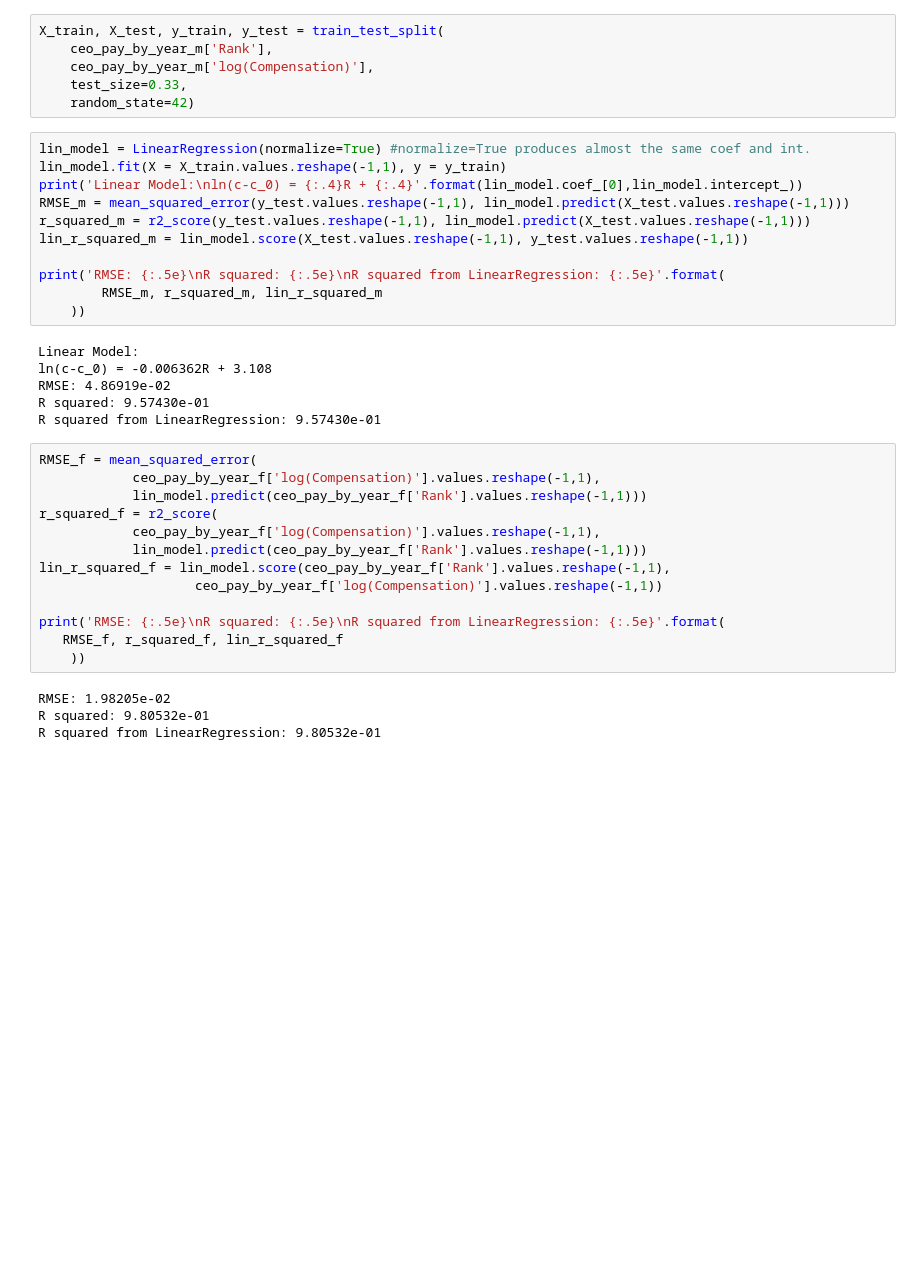
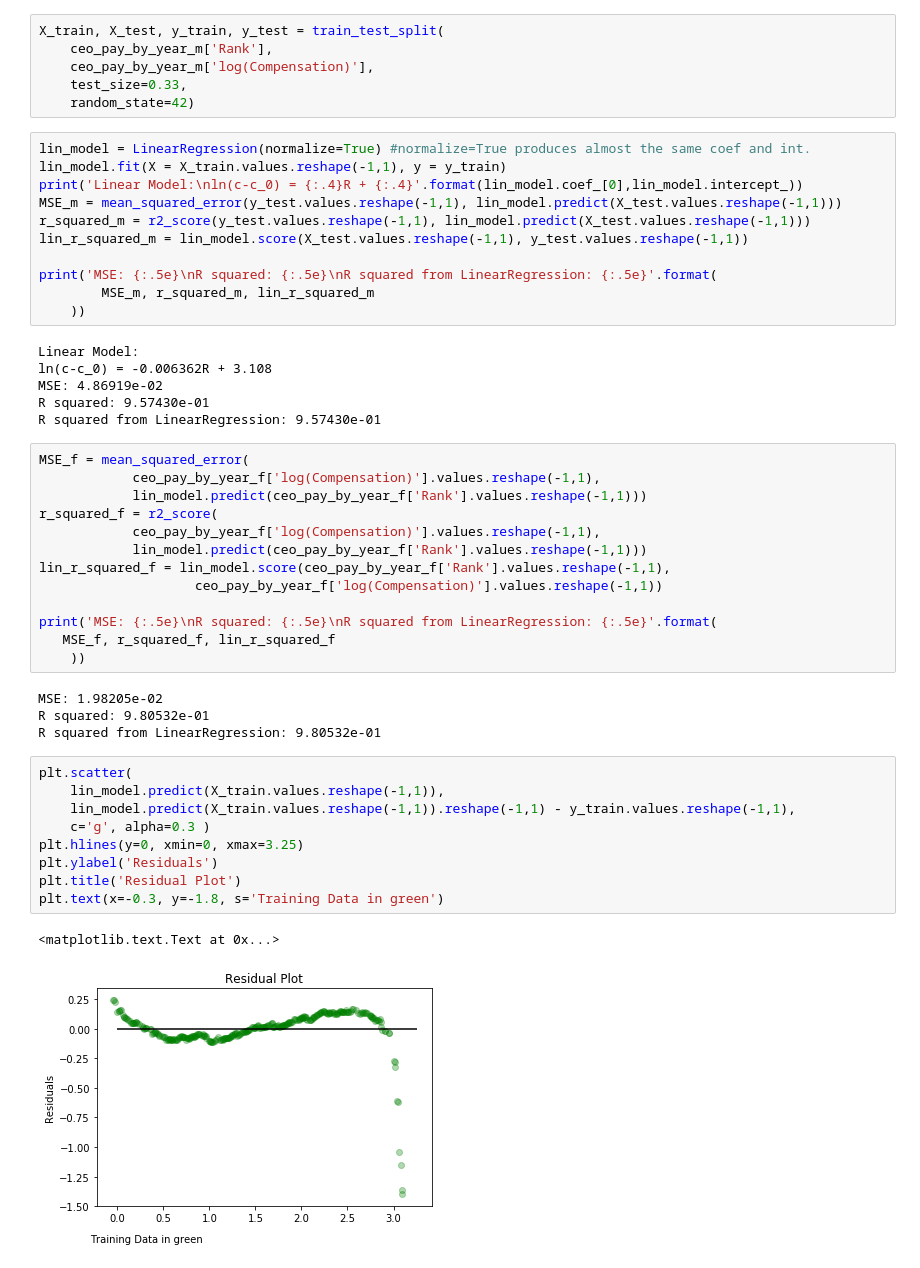
Before and after one commit to kaumaron/Data_Science, a Jupyter notebook: CEO_Compensation/CEO_Compensation.ipynb, the cells around one changed output. Drawn from its saved outputs; the diff is of its cells as text; blank space fills up the shorter version.

```diff
--- a/CEO_Compensation/CEO_Compensation.ipynb
+++ b/CEO_Compensation/CEO_Compensation.ipynb
@@ -399,21 +399,21 @@ X_train, X_test, y_train, y_test = train_test_split(
 lin_model = LinearRegression(normalize=True) #normalize=True produces almost the same coef and int.
 lin_model.fit(X = X_train.values.reshape(-1,1), y = y_train)
 print('Linear Model:\nln(c-c_0) = {:.4}R + {:.4}'.format(lin_model.coef_[0],lin_model.intercept_))
-RMSE_m = mean_squared_error(y_test.values.reshape(-1,1), lin_model.predict(X_test.values.reshape(-1,1)))
+MSE_m = mean_squared_error(y_test.values.reshape(-1,1), lin_model.predict(X_test.values.reshape(-1,1)))
 r_squared_m = r2_score(y_test.values.reshape(-1,1), lin_model.predict(X_test.values.reshape(-1,1)))
 lin_r_squared_m = lin_model.score(X_test.values.reshape(-1,1), y_test.values.reshape(-1,1))
 
-print('RMSE: {:.5e}\nR squared: {:.5e}\nR squared from LinearRegression: {:.5e}'.format(
-        RMSE_m, r_squared_m, lin_r_squared_m
+print('MSE: {:.5e}\nR squared: {:.5e}\nR squared from LinearRegression: {:.5e}'.format(
+        MSE_m, r_squared_m, lin_r_squared_m
     ))
 # %% [output]
 Linear Model:
 ln(c-c_0) = -0.006362R + 3.108
-RMSE: 4.86919e-02
+MSE: 4.86919e-02
 R squared: 9.57430e-01
 R squared from LinearRegression: 9.57430e-01
 # %%
-RMSE_f = mean_squared_error(
+MSE_f = mean_squared_error(
             ceo_pay_by_year_f['log(Compensation)'].values.reshape(-1,1),
             lin_model.predict(ceo_pay_by_year_f['Rank'].values.reshape(-1,1)))
 r_squared_f = r2_score(
@@ -422,10 +422,22 @@ r_squared_f = r2_score(
 lin_r_squared_f = lin_model.score(ceo_pay_by_year_f['Rank'].values.reshape(-1,1),
                     ceo_pay_by_year_f['log(Compensation)'].values.reshape(-1,1))
 
-print('RMSE: {:.5e}\nR squared: {:.5e}\nR squared from LinearRegression: {:.5e}'.format(
-   RMSE_f, r_squared_f, lin_r_squared_f
+print('MSE: {:.5e}\nR squared: {:.5e}\nR squared from LinearRegression: {:.5e}'.format(
+   MSE_f, r_squared_f, lin_r_squared_f
     ))
 # %% [output]
-RMSE: 1.98205e-02
+MSE: 1.98205e-02
 R squared: 9.80532e-01
 R squared from LinearRegression: 9.80532e-01
+# %%
+plt.scatter(
+    lin_model.predict(X_train.values.reshape(-1,1)),
+    lin_model.predict(X_train.values.reshape(-1,1)).reshape(-1,1) - y_train.values.reshape(-1,1),
+    c='g', alpha=0.3 )
+plt.hlines(y=0, xmin=0, xmax=3.25)
+plt.ylabel('Residuals')
+plt.title('Residual Plot')
+plt.text(x=-0.3, y=-1.8, s='Training Data in green')
+# %% [output]
+<matplotlib.text.Text at 0x...>
+[figure, added]
```
Also changed, not shown: parts of 1 cell of this notebook.
